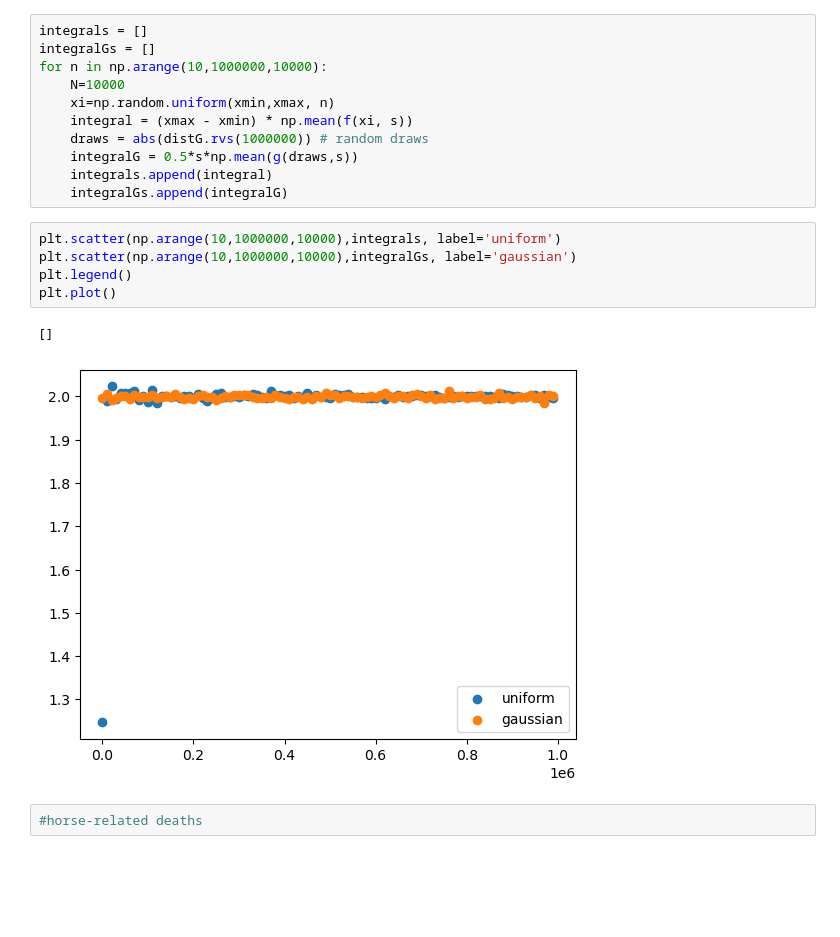
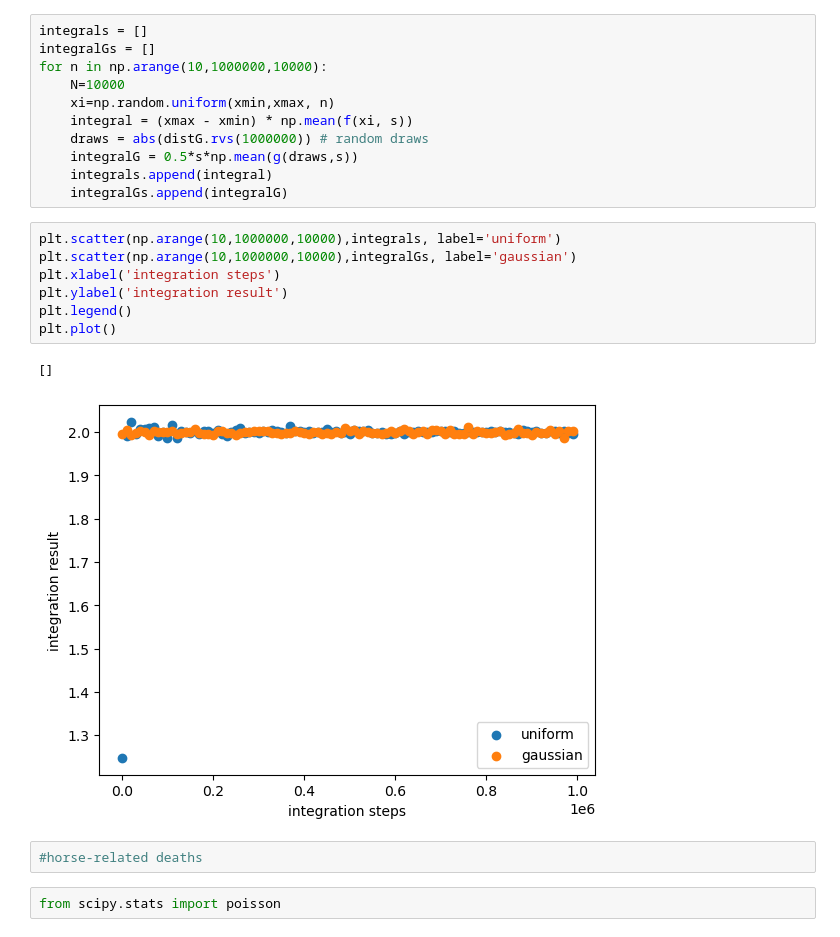
Before and after one commit to ebianchi803/astrostatistics_bicocca_2026, a Jupyter notebook: working/L03.ipynb, the cells around one changed output. Drawn from its saved outputs; the diff is of its cells as text; blank space fills up the shorter version.

```diff
--- a/working/L03.ipynb
+++ b/working/L03.ipynb
@@ -48,11 +47,15 @@ for n in np.arange(10,1000000,10000):
 # %%
 plt.scatter(np.arange(10,1000000,10000),integrals, label='uniform')
 plt.scatter(np.arange(10,1000000,10000),integralGs, label='gaussian')
+plt.xlabel('integration steps')
+plt.ylabel('integration result')
 plt.legend()
 plt.plot()
 # %% [output]
 []
-[figure, old version]
+[figure, new version]
 # %%
 #horse-related deaths
+# %%
+from scipy.stats import poisson
 # %%
```
Also changed, not shown: parts of 3 cells of this notebook.
